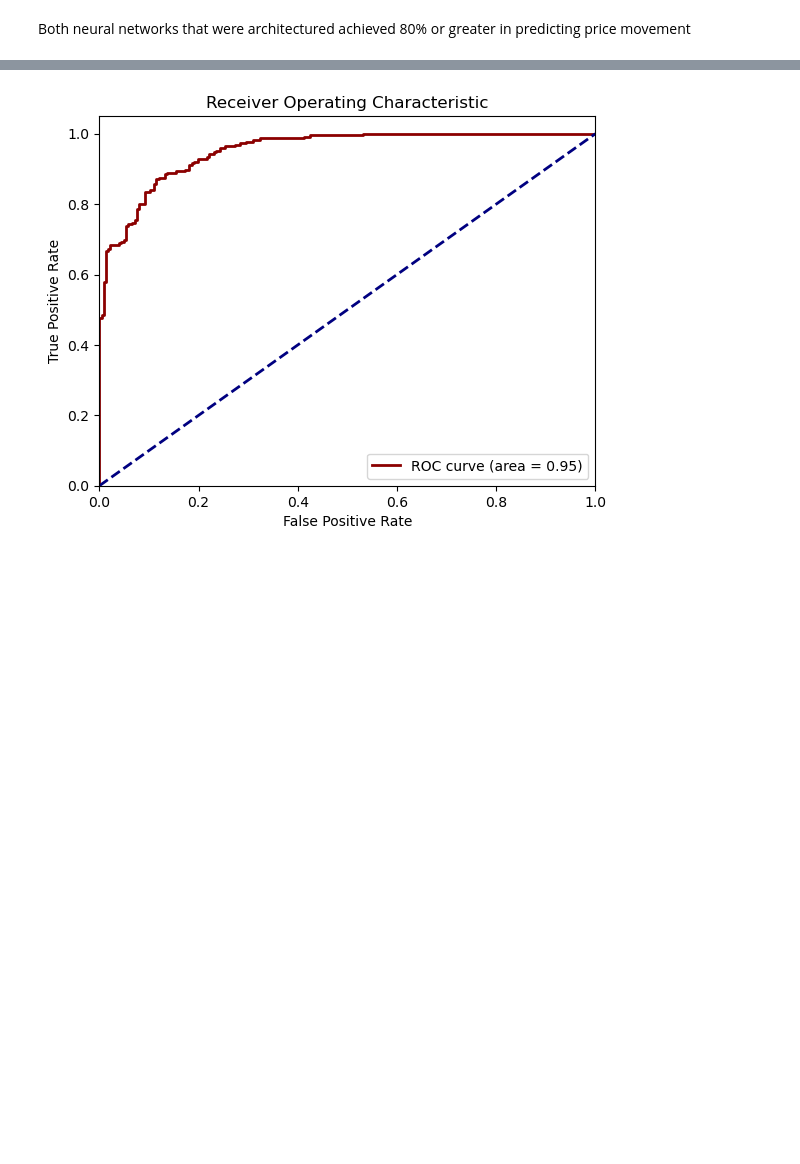
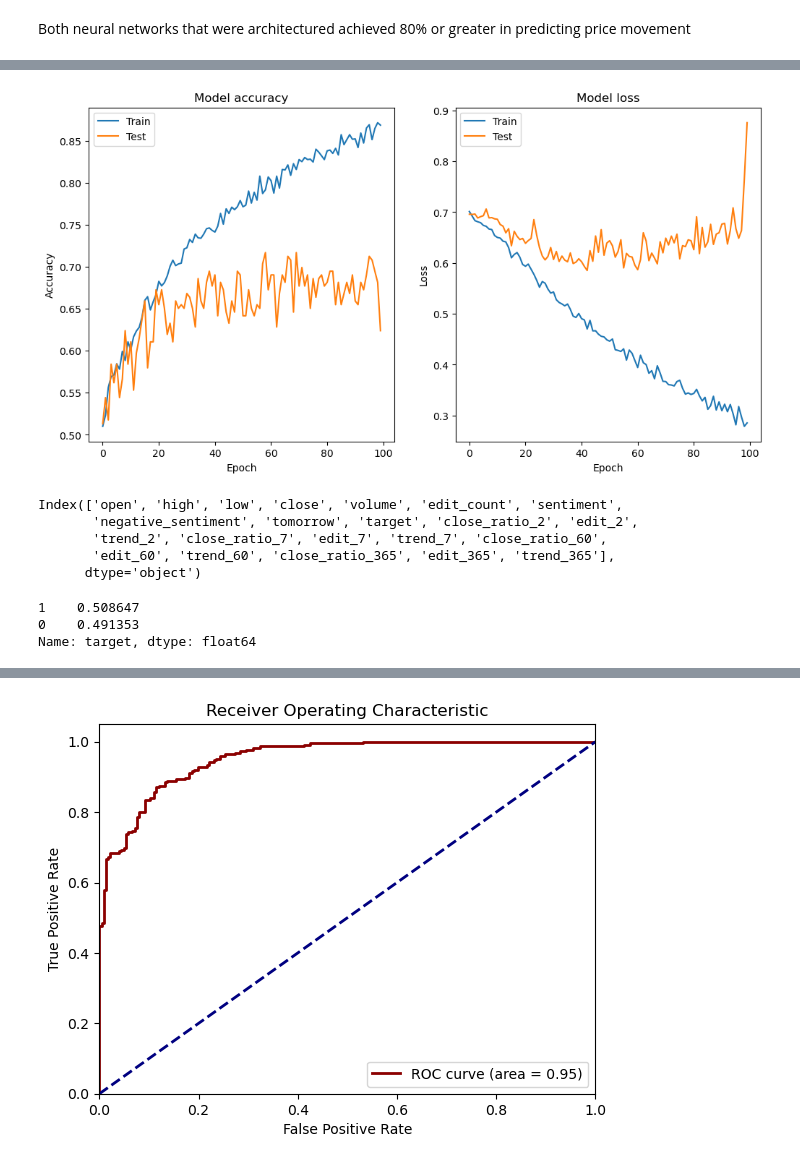
Before and after one commit to bryan-ortiz0/crypto-forecast-analysis, a Jupyter notebook: models/nn-daily.ipynb, the cells around one changed output, grey strips where cells are left out. Cells and saved outputs as stored; diff of their text form; code cells hidden in the pictures; blank space fills up the shorter version.

```diff
--- a/models/nn-daily.ipynb
+++ b/models/nn-daily.ipynb
@@ -224,3 +224,28 @@ plt.show()
 [figure]
 # %% [markdown]
 Both neural networks that were architectured achieved 80% or greater in predicting price movement
+# %%
+target = eth['target']
+features = eth.drop(['target'], axis=1)
+scaler = StandardScaler()
+features = scaler.fit_transform(features)
+features_train, features_test, target_train, target_test = train_test_split(features, target, test_size=0.1, random_state=42)
+
+scaler = StandardScaler()
+features_train = scaler.fit_transform(features_train)
+features_test = scaler.transform(features_test)
+
+target_model_01 = tf.keras.Sequential([
+    tf.keras.layers.Dense(128, activation='relu', input_shape=(features_train.shape[1],)),
+    tf.keras.layers.Dropout(0.2),
+    tf.keras.layers.Dense(256, activation='relu'),
+    tf.keras.layers.Dropout(0.2),
+    tf.keras.layers.Dense(128, activation='relu'),
+    tf.keras.layers.Dropout(0.2),
+    tf.keras.layers.Dense(1, activation='sigmoid')
+])
+
+target_model_01.compile(optimizer='adam', loss='binary_crossentropy', metrics=['accuracy'])
+target_model_01.compile(optimizer='adam', loss='binary_crossentropy', metrics=['accuracy'])
+
+history = target_model_01.fit(features_train, target_train, epochs=100, validation_data=(features_test, target_test))
@@ -226,0 +270,22 @@ Both neural networks that were architectured achieved 80% or greater in predicti
+# %%
+plt.figure(figsize=(12, 6))
+plt.subplot(1, 2, 1)
+plt.plot(history.history['accuracy'])
+plt.plot(history.history['val_accuracy'])
+plt.title('Model accuracy')
+plt.ylabel('Accuracy')
+plt.xlabel('Epoch')
+plt.legend(['Train', 'Test'], loc='upper left')
+
+# Plot training & validation loss values
+plt.subplot(1, 2, 2)
+plt.plot(history.history['loss'])
+plt.plot(history.history['val_loss'])
+plt.title('Model loss')
+plt.ylabel('Loss')
+plt.xlabel('Epoch')
+plt.legend(['Train', 'Test'], loc='upper left')
+
+plt.show()
+# %% [output]
+[figure, added]
@@ -226,0 +307,14 @@ Both neural networks that were architectured achieved 80% or greater in predicti
+# %%
+eth.columns
+# %% [output]
+Index(['open', 'high', 'low', 'close', 'volume', 'edit_count', 'sentiment',
+       'negative_sentiment', 'tomorrow', 'target', 'close_ratio_2', 'edit_2',
+       'trend_2', 'close_ratio_7', 'edit_7', 'trend_7', 'close_ratio_60',
+       'edit_60', 'trend_60', 'close_ratio_365', 'edit_365', 'trend_365'],
+      dtype='object')
+# %%
+eth['target'].value_counts(normalize=True)
+# %% [output]
+1    0.508647
+0    0.491353
+Name: target, dtype: float64
```
Also changed, not shown: parts of 58 cells of this notebook, 32 other files.
